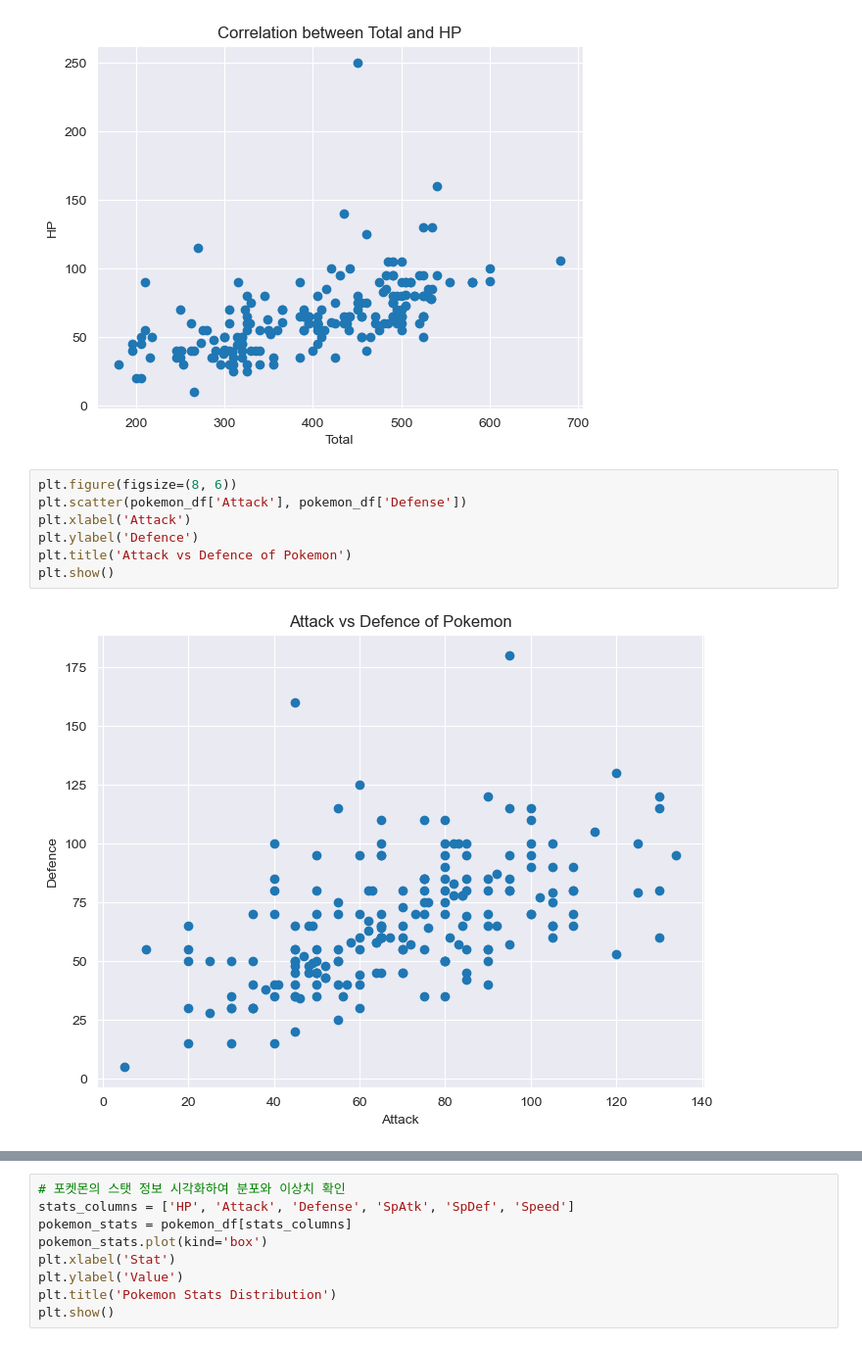
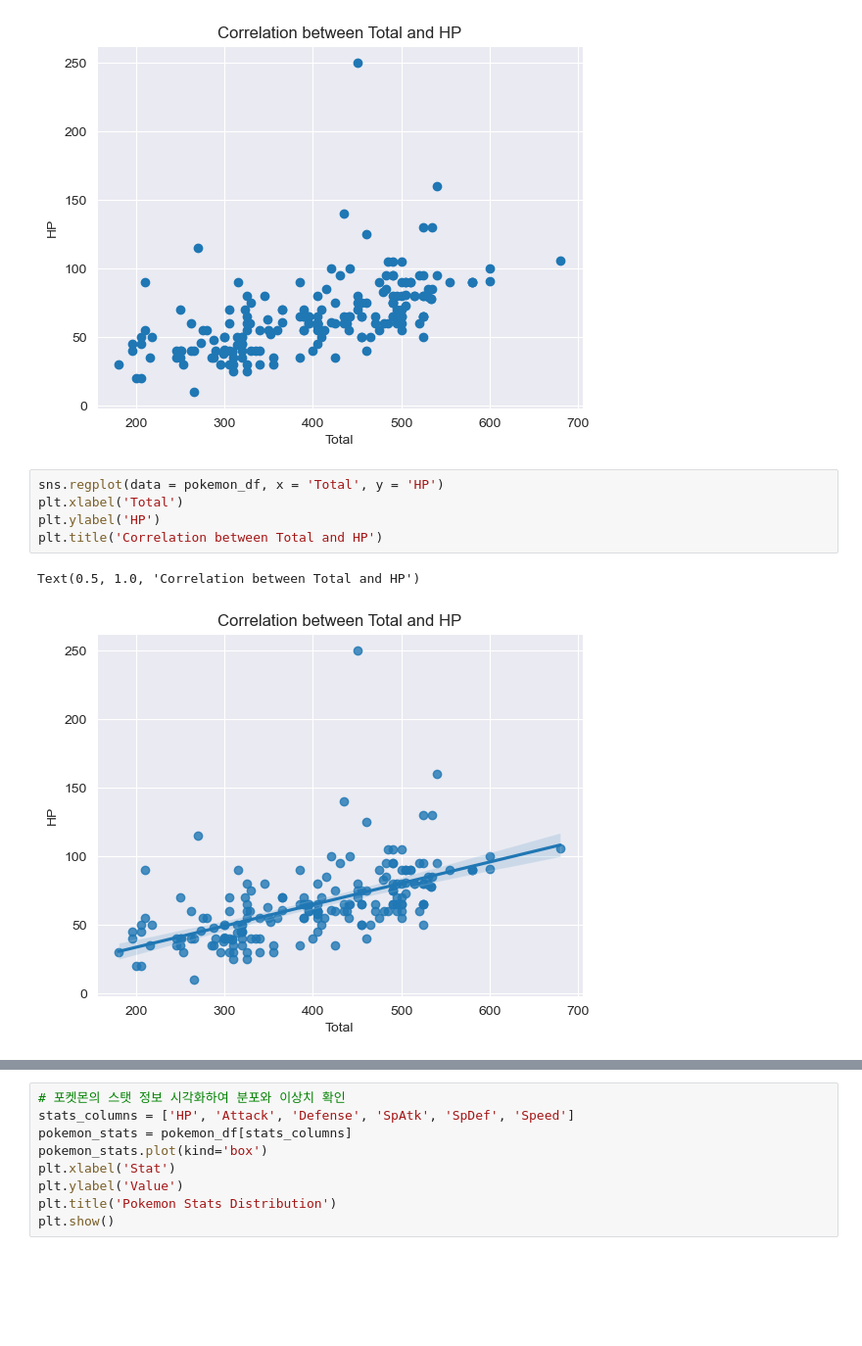
Before and after one commit to haileychoii/Pokemon, a Jupyter notebook: pokemon_visualization.ipynb, the cells around one changed output, grey strips where cells are left out. Shown at 98% size. Saved outputs shown, nothing was run; the diff lists cells and outputs as text; blank space fills up the shorter version.

Commit message:
pokemon

```diff
--- a/pokemon_visualization.ipynb
+++ b/pokemon_visualization.ipynb
@@ -96,12 +107,11 @@ plt.title('Correlation between Total and HP')
 plt.show()
 # %% [output]
 [figure]
-# %%
-plt.figure(figsize=(8, 6))
-plt.scatter(pokemon_df['Attack'], pokemon_df['Defense'])
-plt.xlabel('Attack')
-plt.ylabel('Defence')
-plt.title('Attack vs Defence of Pokemon')
-plt.show()
-# %% [output]
-[figure, removed]
+# %%
+sns.regplot(data = pokemon_df, x = 'Total', y = 'HP')
+plt.xlabel('Total')
+plt.ylabel('HP')
+plt.title('Correlation between Total and HP')
+# %% [output]
+Text(0.5, 1.0, 'Correlation between Total and HP')
+[figure, added]
```
Also changed, not shown: parts of 7 cells of this notebook.
